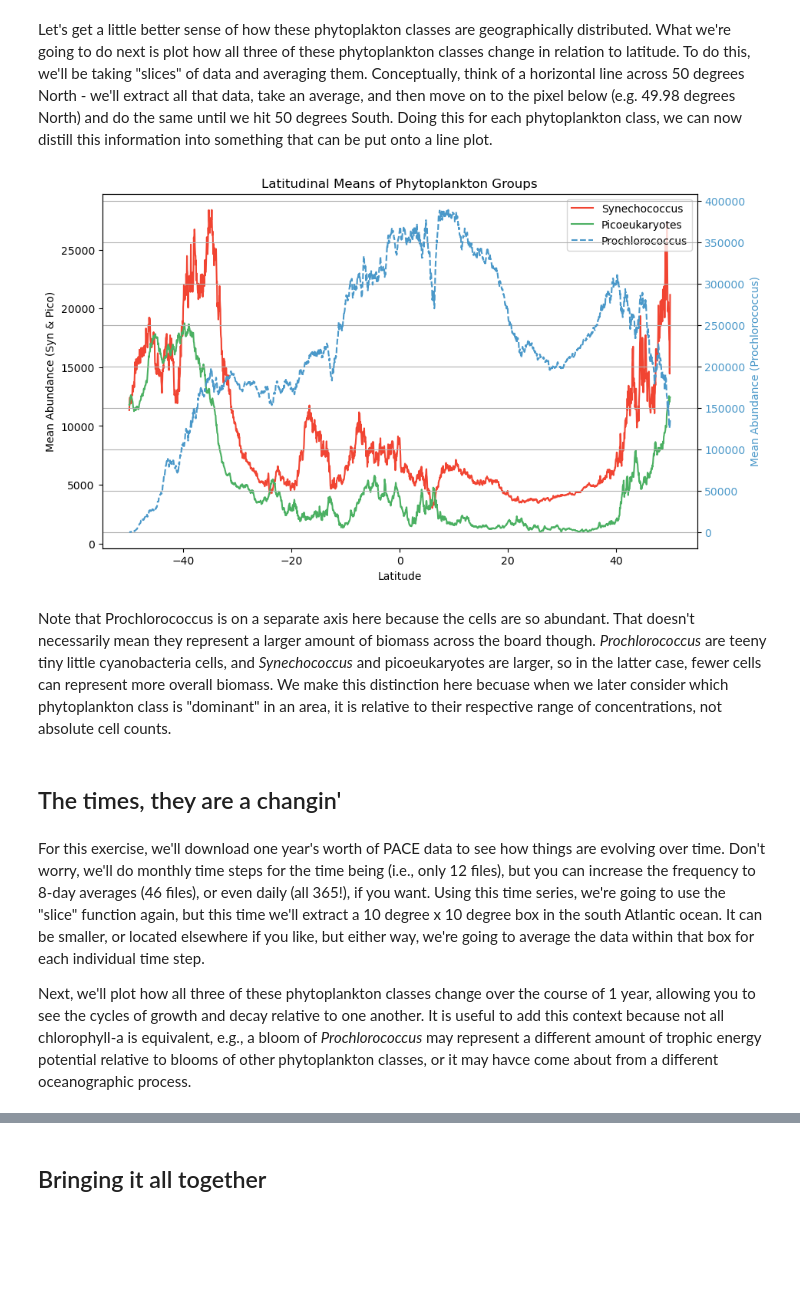
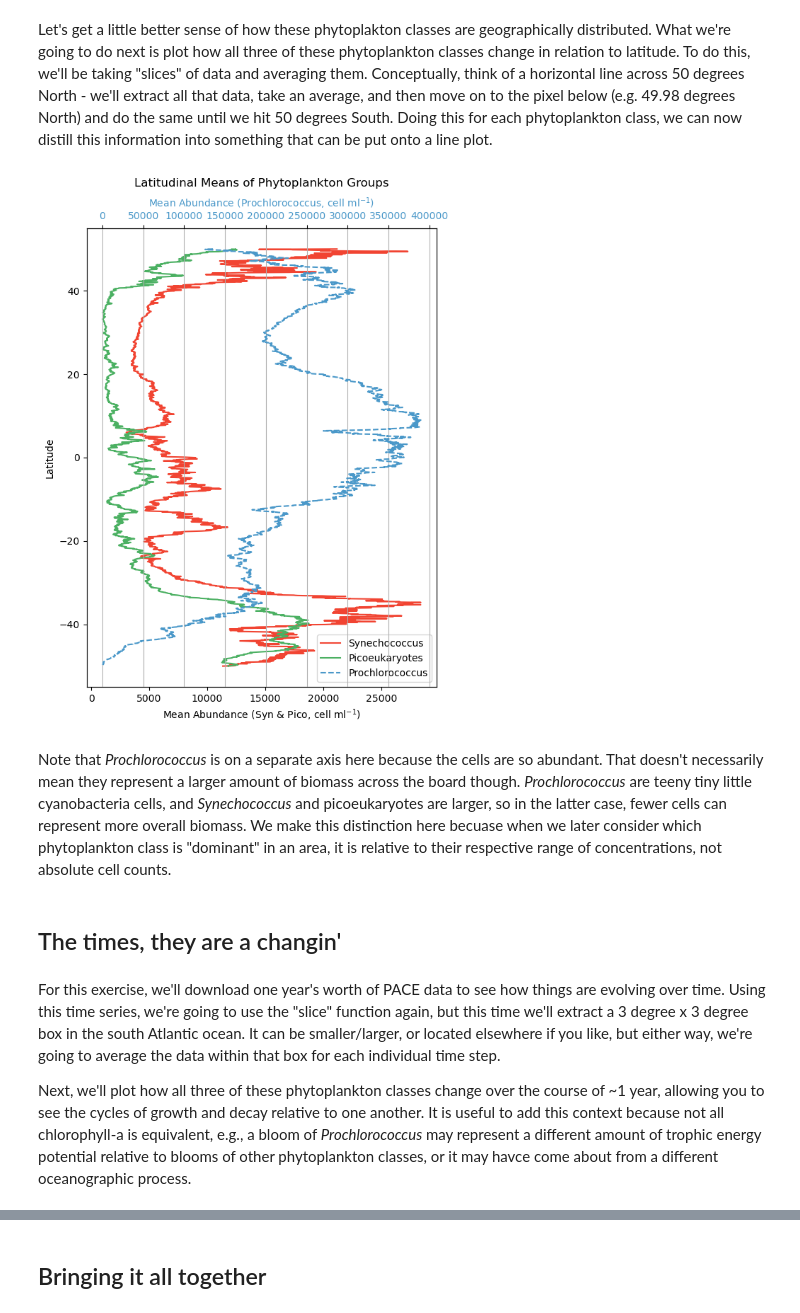
Before and after one commit to nmfs-opensci/EDMW-EarthData-Workshop-2025, a Jupyter notebook: tutorials/python/Tutorial_3_moana.ipynb, the cells around one changed output, grey strips where cells are left out. Drawn from its saved outputs; the diff is of its cells as text; code cells hidden in the pictures; blank space fills up the shorter version.

```diff
--- a/tutorials/python/Tutorial_3_moana.ipynb
+++ b/tutorials/python/Tutorial_3_moana.ipynb
@@ -116,47 +107,48 @@ Let's get a little better sense of how these phytoplakton classes are geographic
 # %%
 syn = dataset["syncoccus_moana"].sel(latitude = slice(50, -50)).mean(dim=["longitude"])
 pro = dataset["prococcus_moana"].sel(latitude = slice(50, -50)).mean(dim=["longitude"])
 pico = dataset["picoeuk_moana"].sel(latitude = slice(50, -50)).mean(dim=["longitude"])
 
 custom_colors = {
     "Prochlorococcus": plt.cm.Blues(0.6),
     "Synechococcus": plt.cm.Reds(0.6),
     "Picoeukaryotes": plt.cm.Greens(0.6)
 }
 
-fig, ax1 = plt.subplots(figsize=(10, 6))
+fig, ax1 = plt.subplots(figsize=(6, 8))  # Taller figure for vertical layout
 
 # Primary axis: Syn and Pico
-ax1.plot(syn["latitude"], syn, label="Synechococcus", color=custom_colors["Synechococcus"])
-ax1.plot(pico["latitude"], pico, label="Picoeukaryotes", color=custom_colors["Picoeukaryotes"])
-ax1.set_xlabel("Latitude")
-ax1.set_ylabel("Mean Abundance (Syn & Pico)", color="black")
-ax1.tick_params(axis='y', labelcolor="black")
+ax1.plot(syn, syn["latitude"], label="Synechococcus", color=custom_colors["Synechococcus"])
+ax1.plot(pico, pico["latitude"], label="Picoeukaryotes", color=custom_colors["Picoeukaryotes"])
+ax1.set_ylabel("Latitude")
+ax1.set_xlabel("Mean Abundance (Syn & Pico, cell ml$^{-1}$)", color="black")
+ax1.tick_params(axis='x', labelcolor="black")
 
 # Secondary axis: Prochlorococcus
-ax2 = ax1.twinx()
-ax2.plot(pro["latitude"], pro, label="Prochlorococcus", color=custom_colors["Prochlorococcus"], linestyle="--")
-ax2.set_ylabel("Mean Abundance (Prochlorococcus)", color=custom_colors["Prochlorococcus"])
-ax2.tick_params(axis='y', labelcolor=custom_colors["Prochlorococcus"])
+ax2 = ax1.twiny()
+ax2.plot(pro, pro["latitude"], label="Prochlorococcus", color=custom_colors["Prochlorococcus"], linestyle="--")
+ax2.set_xlabel("Mean Abundance (Prochlorococcus, cell ml$^{-1}$)", color=custom_colors["Prochlorococcus"])
+ax2.tick_params(axis='x', labelcolor=custom_colors["Prochlorococcus"])
 
 # Combine legends
 lines_1, labels_1 = ax1.get_legend_handles_labels()
 lines_2, labels_2 = ax2.get_legend_handles_labels()
-ax1.legend(lines_1 + lines_2, labels_1 + labels_2, loc="upper right")
+ax1.legend(lines_1 + lines_2, labels_1 + labels_2, loc="lower right")
 
-plt.title("Latitudinal Means of Phytoplankton Groups")
+plt.title("Latitudinal Means of Phytoplankton Groups", pad=10)
 plt.grid(True)
+plt.tight_layout()
 plt.show()
 # %% [output]
-[figure, old version]
+[figure, new version]
 # %% [markdown]
-Note that Prochlorococcus is on a separate axis here because the cells are so abundant. That doesn't necessarily mean they represent a larger amount of biomass across the board though. *Prochlorococcus* are teeny tiny little cyanobacteria cells, and *Synechococcus* and picoeukaryotes are larger, so in the latter case, fewer cells can represent more overall biomass. We make this distinction here becuase when we later consider which phytoplankton class is "dominant" in an area, it is relative to their respective range of concentrations, not absolute cell counts.
+Note that *Prochlorococcus* is on a separate axis here because the cells are so abundant. That doesn't necessarily mean they represent a larger amount of biomass across the board though. *Prochlorococcus* are teeny tiny little cyanobacteria cells, and *Synechococcus* and picoeukaryotes are larger, so in the latter case, fewer cells can represent more overall biomass. We make this distinction here becuase when we later consider which phytoplankton class is "dominant" in an area, it is relative to their respective range of concentrations, not absolute cell counts.
 # %% [markdown]
 ## The times, they are a changin'
-# %% [markdown]
-For this exercise, we'll download one year's worth of PACE data to see how things are evolving over time. Don't worry, we'll do monthly time steps for the time being (i.e., only 12 files), but you can increase the frequency to 8-day averages (46 files), or even daily (all 365!), if you want. Using this time series, we're going to use the "slice" function again, but this time we'll extract a 10 degree x 10 degree box in the south Atlantic ocean. It can be smaller, or located elsewhere if you like, but either way, we're going to average the data within that box for each individual time step.
-
-Next, we'll plot how all three of these phytoplankton classes change over the course of 1 year, allowing you to see the cycles of growth and decay relative to one another. It is useful to add this context because not all chlorophyll-a is equivalent, e.g., a bloom of *Prochlorococcus* may represent a different amount of trophic energy potential relative to blooms of other phytoplankton classes, or it may havce come about from a different oceanographic process.
+# %% [markdown]
+For this exercise, we'll download one year's worth of PACE data to see how things are evolving over time. Using this time series, we're going to use the "slice" function again, but this time we'll extract a 3 degree x 3 degree box in the south Atlantic ocean. It can be smaller/larger, or located elsewhere if you like, but either way, we're going to average the data within that box for each individual time step.
+
+Next, we'll plot how all three of these phytoplankton classes change over the course of ~1 year, allowing you to see the cycles of growth and decay relative to one another. It is useful to add this context because not all chlorophyll-a is equivalent, e.g., a bloom of *Prochlorococcus* may represent a different amount of trophic energy potential relative to blooms of other phytoplankton classes, or it may havce come about from a different oceanographic process.
 # %%
 # ---- Load Data ----
 url = "https://cwcgom.aoml.noaa.gov/erddap/griddap/noaa_aoml_a113_ab04_933f"
```
Also changed, not shown: parts of 4 cells of this notebook.
